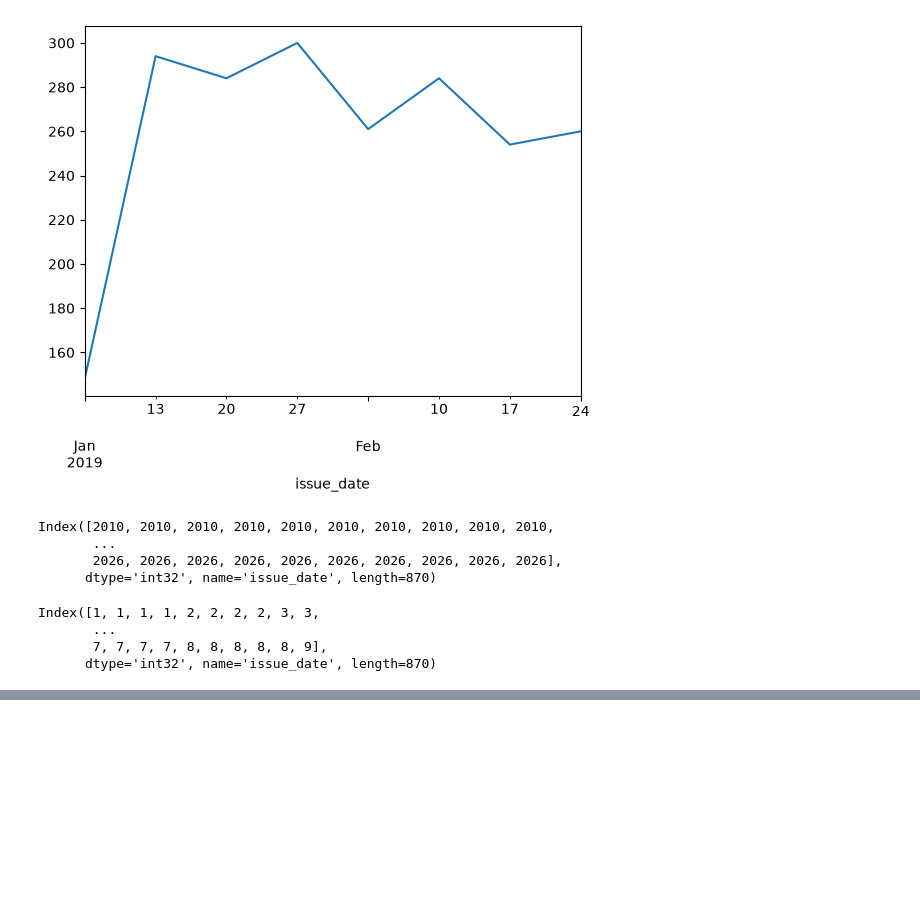
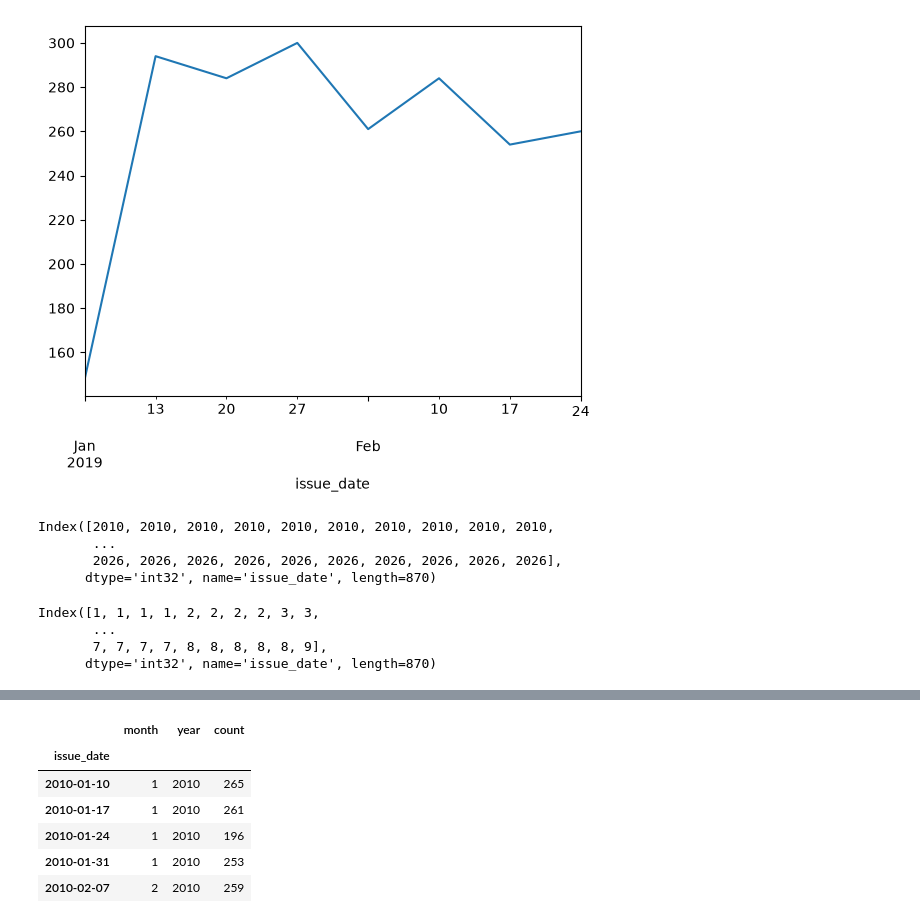
Before and after one commit to ShahSalar/demand-forecasting-hvac, a Jupyter notebook: notebooks/explore.ipynb, the cells around one changed output, grey strips where cells are left out. Drawn from its saved outputs; the diff is of its cells as text; code cells hidden in the pictures; blank space fills up the shorter version.

```diff
--- a/notebooks/explore.ipynb
+++ b/notebooks/explore.ipynb
@@ -242,0 +261,10 @@ Index([1, 1, 1, 1, 2, 2, 2, 2, 3, 3,
+# %%
+weekly_labeled.head()
+# %% [output]
+|  | month | year | count |
+| issue_date |  |  |  |
+| 2010-01-10 | 1 | 2010 | 265 |
+| 2010-01-17 | 1 | 2010 | 261 |
+| 2010-01-24 | 1 | 2010 | 196 |
+| 2010-01-31 | 1 | 2010 | 253 |
+| 2010-02-07 | 2 | 2010 | 259 |
```
Also changed, not shown: parts of 5 cells of this notebook, 2 other files.
